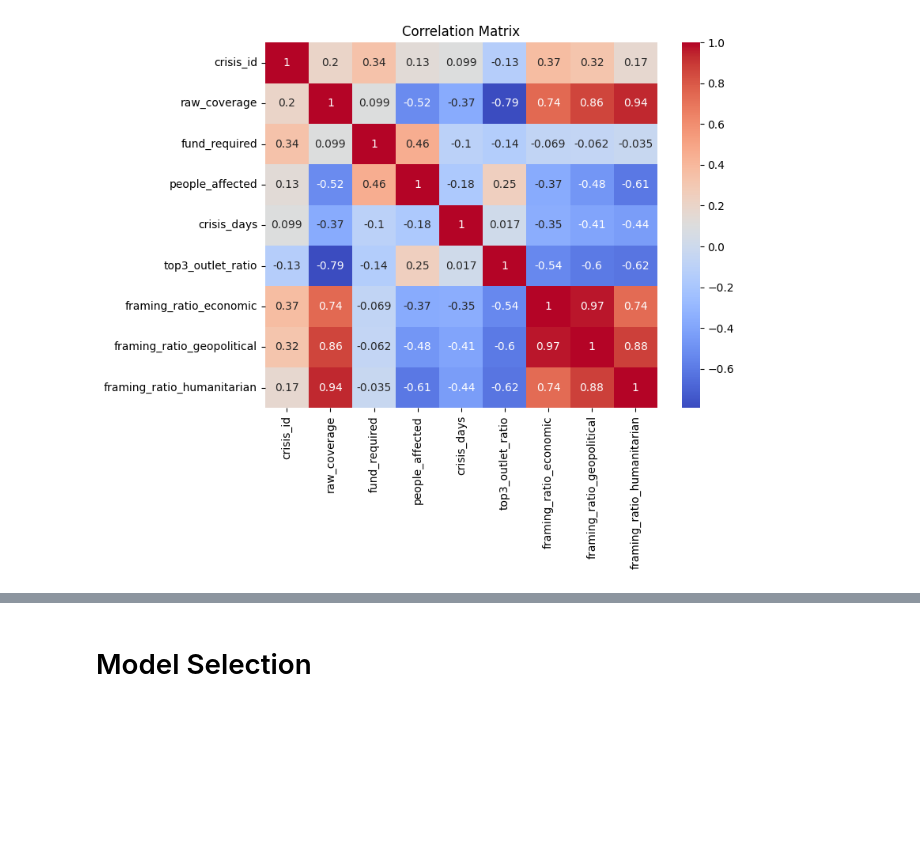
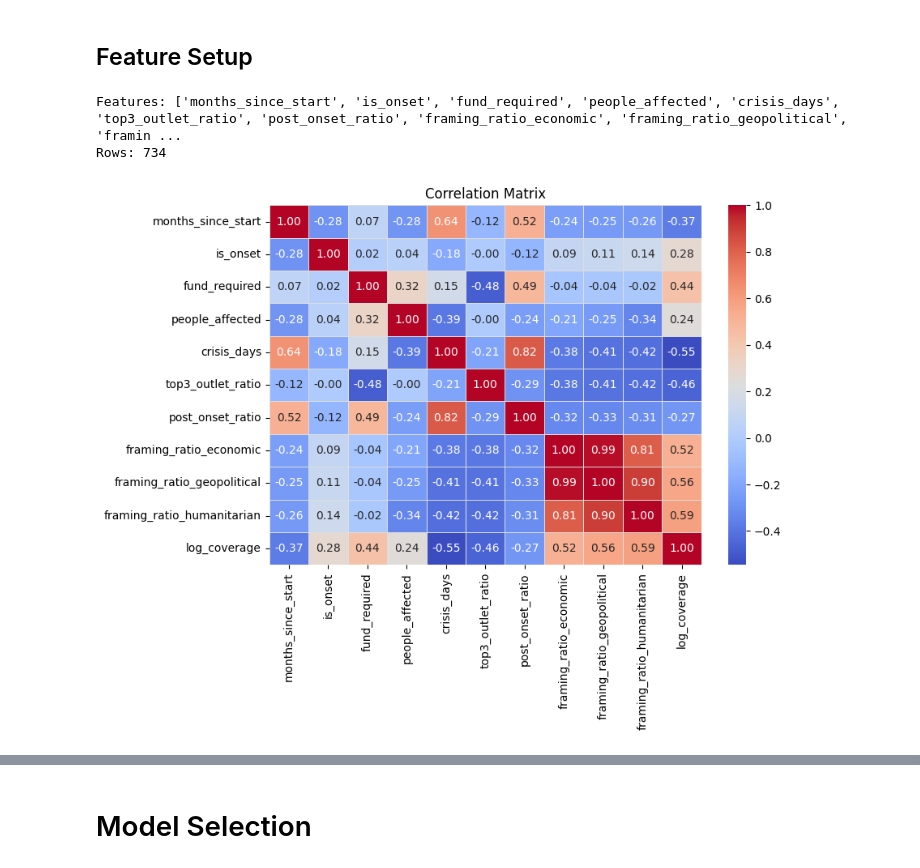
Before and after one commit to ashrithanarne/IDS_Project, a Jupyter notebook: notebooks/milestone_2/data_modeling.ipynb, the cells around one changed output, grey strips where cells are left out. Saved outputs shown, nothing was run; the diff lists cells and outputs as text; code cells hidden in the pictures; blank space fills up the shorter version.

Commit message:
Changes to Wrangling, Modeling, and Visualization notebook and diary entries

```diff
--- a/notebooks/milestone_2/data_modeling.ipynb
+++ b/notebooks/milestone_2/data_modeling.ipynb
@@ -23,0 +25,5 @@ df.head()
+# %%
+df = pd.read_csv("../../data/processed/monthly_model_data.csv")
+
+print("Shape:", df.shape)
+df.head()
@@ -65,11 +88,38 @@ plt.show()
+# %% [markdown]
+## Feature Setup
+# %%
+features = [
+    "months_since_start",
+    "is_onset",
+    "fund_required",
+    "people_affected",
+    "crisis_days",
+    "top3_outlet_ratio",
+    "post_onset_ratio",
+    "framing_ratio_economic",
+    "framing_ratio_geopolitical",
+    "framing_ratio_humanitarian"
+]
+
+target = "log_coverage"
+
+X = df[features]
+y = df[target]
+
+print("Features:", features)
+print("Rows:", len(X))
+# %% [output]
+Features: ['months_since_start', 'is_onset', 'fund_required', 'people_affected', 'crisis_days', 'top3_outlet_ratio', 'post_onset_ratio', 'framing_ratio_economic', 'framing_ratio_geopolitical', 'framin ...
+Rows: 734
 # %%
-import seaborn as sns
+# correlation between features and target
+corr = df[features + [target]].corr()
 
-corr = df.corr(numeric_only=True)
-
-plt.figure(figsize=(8,6))
-sns.heatmap(corr, annot=True, cmap="coolwarm")
+plt.figure(figsize=(9, 7))
+sns.heatmap(corr, annot=True, fmt=".2f", cmap="coolwarm",
+            linewidths=0.4, linecolor="#ddd")
 plt.title("Correlation Matrix")
+plt.tight_layout()
 plt.show()
 # %% [output]
-[figure, old version]
+[figure, new version]
```
Also changed, not shown: parts of 49 cells of this notebook, 11 other files.
